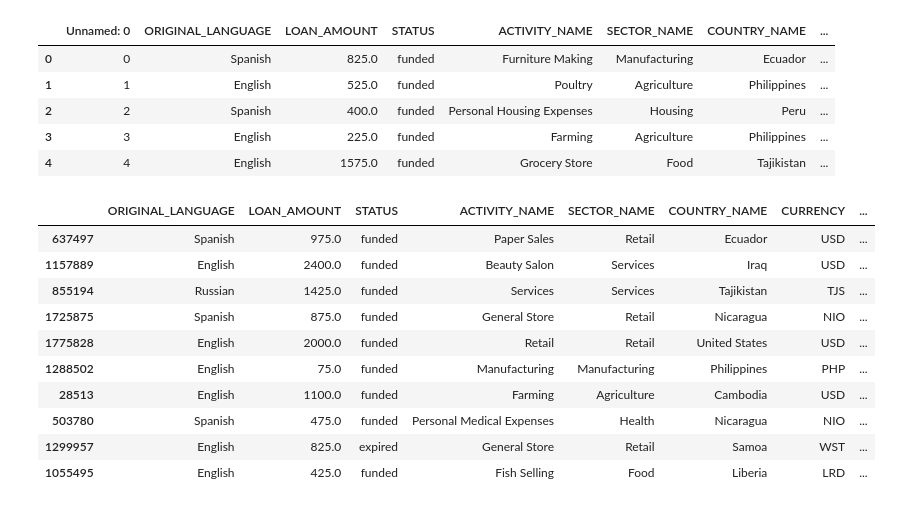
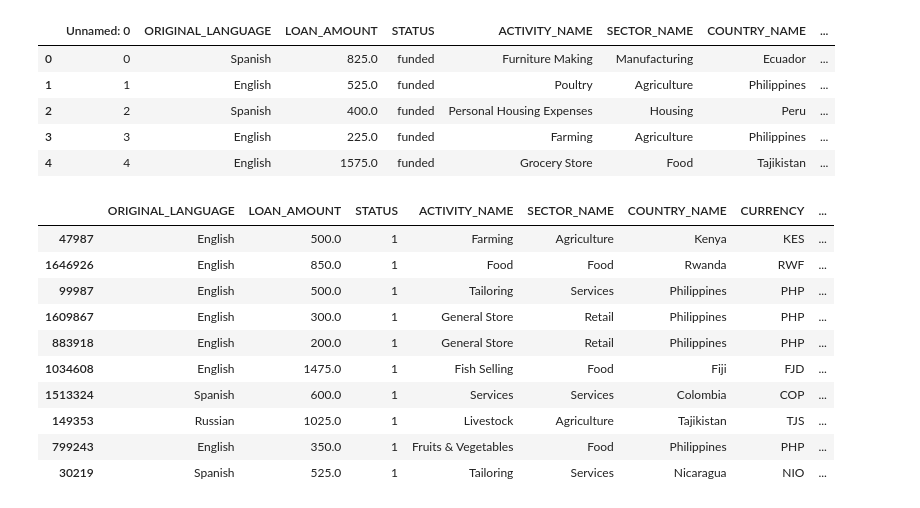
Before and after one commit to KevinmKrieg/Kiva-Microfinance, a Jupyter notebook: feature_engineering.ipynb, the cells around one changed output. Drawn from its saved outputs; the diff is of its cells as text; code cells hidden in the pictures.

```diff
--- a/feature_engineering.ipynb
+++ b/feature_engineering.ipynb
@@ -37,43 +37,44 @@ df.head()
 # %%
 #Create a column with the # of people in each group
 df['num_Borrowers'] = [len(x.split()) for x in df['BORROWER_GENDERS']]
 #Create logic for filtering gender down to an integer
 conditions = [
     (df['BORROWER_GENDERS'] == 'male'),
     (df['BORROWER_GENDERS'] == 'female')]
 choices = ['male', 'female']
 df['gender'] = np.select(conditions, choices, default='group')
 #Same Process for whether borrower was pictured
 conditions = [
     (df['BORROWER_PICTURED'] == 'true'),
     (df['BORROWER_PICTURED'] == 'false')]
 choices = [1, 0]
 df['pictured'] = np.select(conditions, choices, default=0)
 #Columns for
 conditions = [
     (df['CURRENCY'] == 'USD'),
     (df['CURRENCY'] != 'USD')]
 choices = [1, 0]
 df['is_USD'] = np.select(conditions, choices, default=0)
 conditions = [
     (df['CURRENCY'] == 'USD'),
     (df['CURRENCY'] != 'USD')]
 choices = [1, 0]
 df['is_USD'] = np.select(conditions, choices, default=0)
 df = df.drop('Unnamed: 0',axis=1)
+df.replace({'STATUS':{'funded':1,'expired':0}},inplace=True)
 df.sample(10)
 # %% [output]
 |  | ORIGINAL_LANGUAGE | LOAN_AMOUNT | STATUS | ACTIVITY_NAME | SECTOR_NAME | COUNTRY_NAME | CURRENCY | ... |
-| 637497 | Spanish | 975.0 | funded | Paper Sales | Retail | Ecuador | USD | ... |
-| 1157889 | English | 2400.0 | funded | Beauty Salon | Services | Iraq | USD | ... |
-| 855194 | Russian | 1425.0 | funded | Services | Services | Tajikistan | TJS | ... |
-| 1725875 | Spanish | 875.0 | funded | General Store | Retail | Nicaragua | NIO | ... |
-| 1775828 | English | 2000.0 | funded | Retail | Retail | United States | USD | ... |
-| 1288502 | English | 75.0 | funded | Manufacturing | Manufacturing | Philippines | PHP | ... |
-| 28513 | English | 1100.0 | funded | Farming | Agriculture | Cambodia | USD | ... |
-| 503780 | Spanish | 475.0 | funded | Personal Medical Expenses | Health | Nicaragua | NIO | ... |
-| 1299957 | English | 825.0 | expired | General Store | Retail | Samoa | WST | ... |
-| 1055495 | English | 425.0 | funded | Fish Selling | Food | Liberia | LRD | ... |
+| 47987 | English | 500.0 | 1 | Farming | Agriculture | Kenya | KES | ... |
+| 1646926 | English | 850.0 | 1 | Food | Food | Rwanda | RWF | ... |
+| 99987 | English | 500.0 | 1 | Tailoring | Services | Philippines | PHP | ... |
+| 1609867 | English | 300.0 | 1 | General Store | Retail | Philippines | PHP | ... |
+| 883918 | English | 200.0 | 1 | General Store | Retail | Philippines | PHP | ... |
+| 1034608 | English | 1475.0 | 1 | Fish Selling | Food | Fiji | FJD | ... |
+| 1513324 | Spanish | 600.0 | 1 | Services | Services | Colombia | COP | ... |
+| 149353 | Russian | 1025.0 | 1 | Livestock | Agriculture | Tajikistan | TJS | ... |
+| 799243 | English | 350.0 | 1 | Fruits & Vegetables | Food | Philippines | PHP | ... |
+| 30219 | Spanish | 525.0 | 1 | Tailoring | Services | Nicaragua | NIO | ... |
 # %%
 #Encode categorical variables into new binary columns
 def encode_Vars(df,var_list):
```
Also changed, not shown: parts of 3 cells of this notebook, 1 other file.
